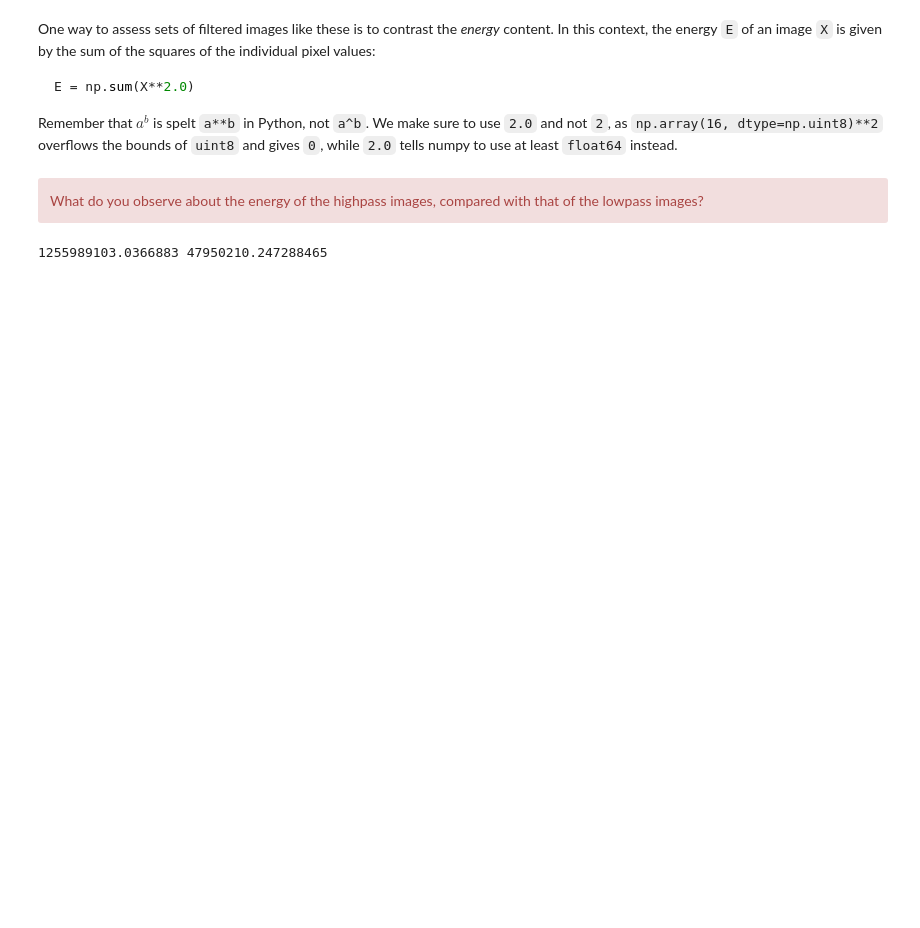
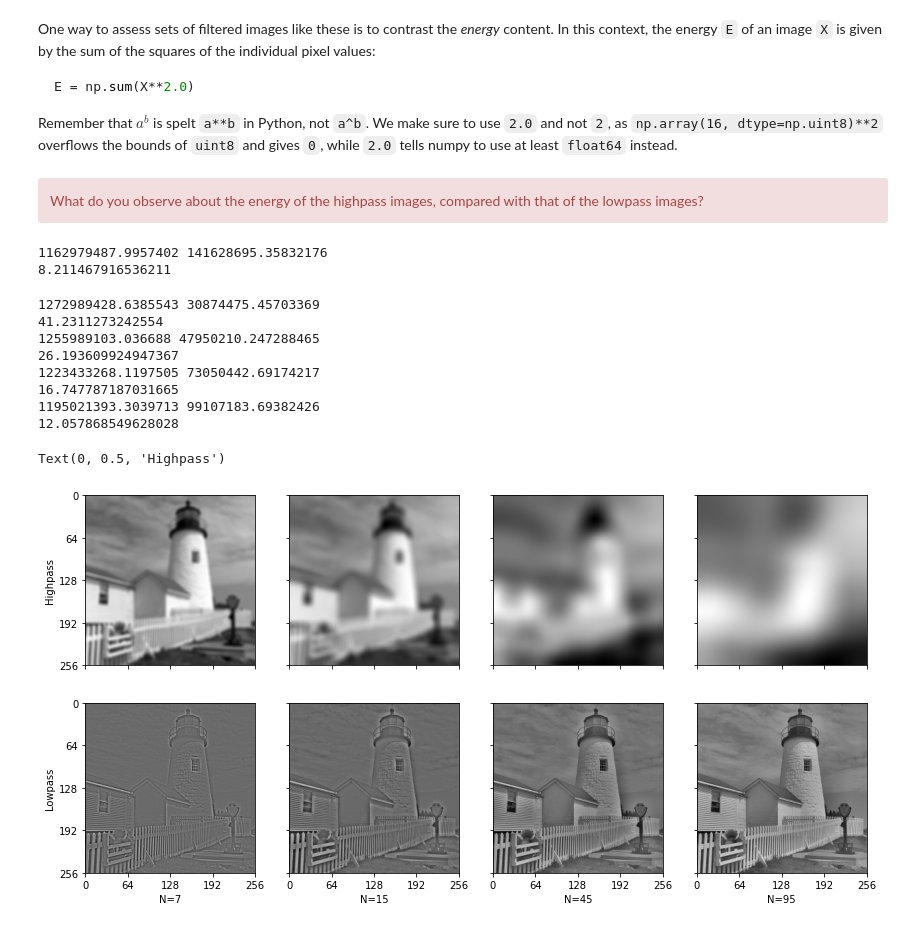
Before and after one commit to sigproc/cued_sf2_lab, a Jupyter notebook: 5-simple-image-filtering.ipynb, the cells around one changed output. Saved outputs shown, nothing was run; the diff lists cells and outputs as text; code cells hidden in the pictures; blank space fills up the shorter version.

```diff
--- a/5-simple-image-filtering.ipynb
+++ b/5-simple-image-filtering.ipynb
@@ -229,11 +229,48 @@ Remember that $a^b$ is spelt `a**b` in Python, not `a^b`. We make sure to use `2
 What do you observe about the energy of the highpass images, compared with that of the lowpass images?
 </div>
 # %%
-Eh = np.sum(Xh**2)
-El = np.sum(Xl**2)
+Eh = np.sum(Xh**2.0)
+El = np.sum(Xl**2.0)
 
 print(El, Eh)
 
+print(El / Eh)
+
 # Way more energy in the low pass
 # %% [output]
-1255989103.0366883 47950210.247288465
+1162979487.9957402 141628695.35832176
+8.211467916536211
+# %%
+fig, axes = plt.subplots(nrows=2, ncols=4, sharey=True, sharex=True, figsize=(14, 7),
+    subplot_kw=dict(yticks=[]))
+
+for N, axs in zip((7, 15, 45, 95), axes.T):
+    h = halfcos(N)
+    Xl = convse(convse(X, h).T, h).T
+    Xh = X - Xl
+
+    plot_image(Xl, ax=axs[0])
+    plot_image(Xh, ax=axs[1])
+
+    axs[1].set_xlabel(f'N={N}')
+
+    Eh = np.sum(Xh**2.0)
+    El = np.sum(Xl**2.0)
+
+    print(El, Eh)
+
+    print(El / Eh)
+
+axes[1, 0].set_ylabel('Lowpass')
+axes[0, 0].set_ylabel('Highpass')
+# %% [output]
+1272989428.6385543 30874475.45703369
+41.2311273242554
+1255989103.036688 47950210.247288465
+26.193609924947367
+1223433268.1197505 73050442.69174217
+16.747787187031665
+1195021393.3039713 99107183.69382426
+12.057868549628028
+Text(0, 0.5, 'Highpass')
+[figure, added]
```
Also changed, not shown: parts of 2 cells of this notebook.
